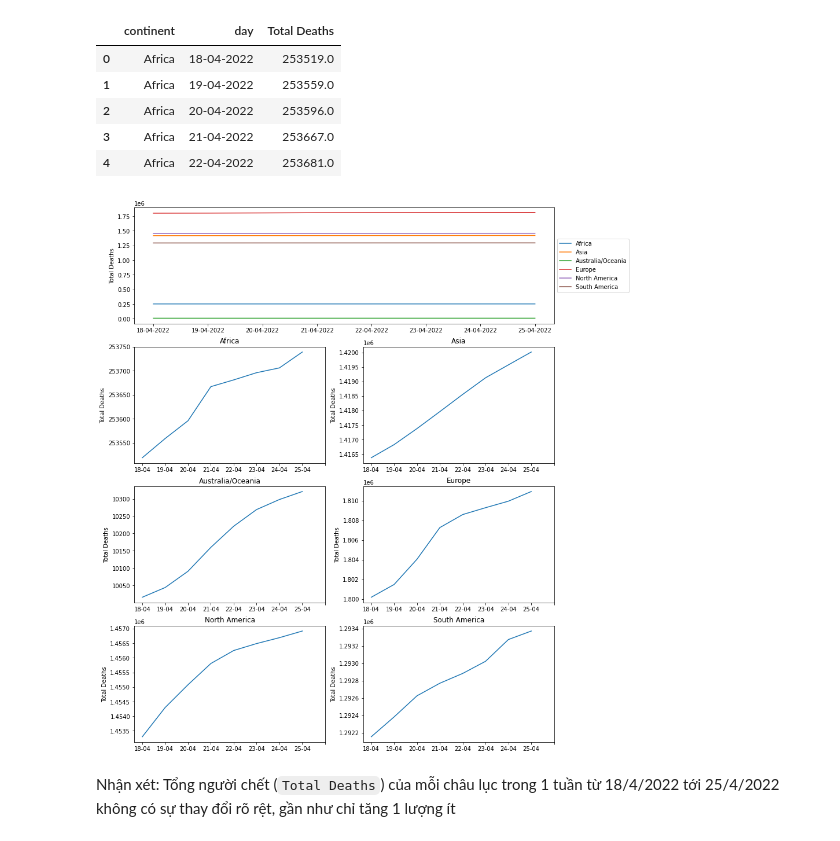
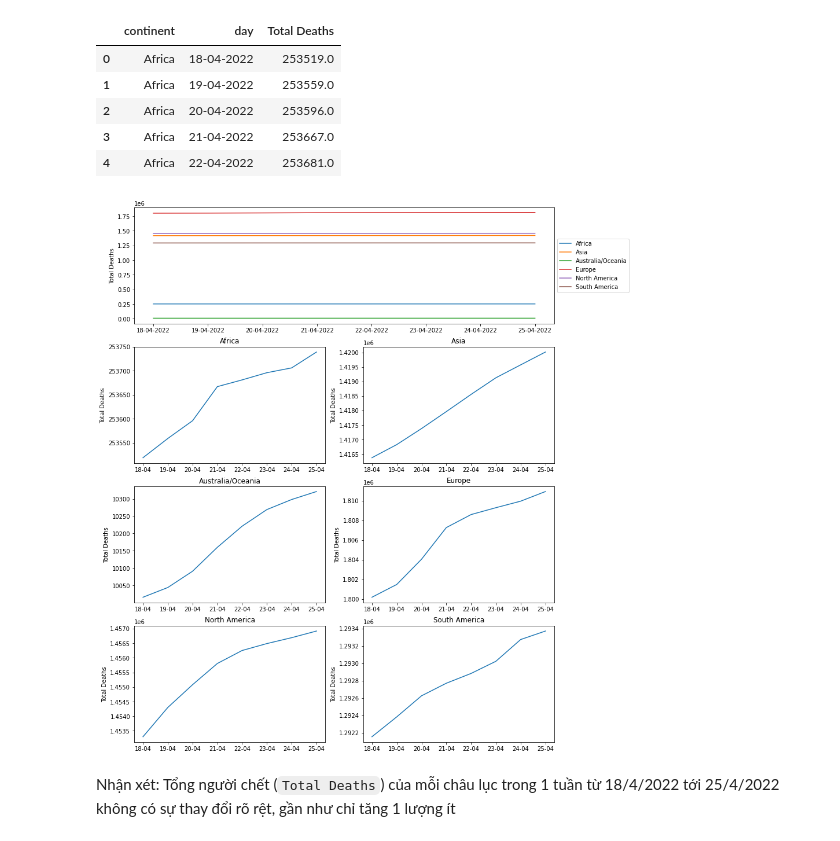
Before and after one commit to LeKiet258/DATA_VIZ_LAB01, a Jupyter notebook: Relationship.ipynb, the cells around one changed output. Saved outputs shown, nothing was run; the diff lists cells and outputs as text; code cells hidden in the pictures.

```diff
--- a/Relationship.ipynb
+++ b/Relationship.ipynb
@@ -23,7 +17,7 @@ data_df.head()
 | 3 | Brazil | 30261088.0 | 8470.0 | 662076.0 | 65.0 | 29262483.0 | 35432.0 | ... |
 | 4 | France | 27790834.0 | 19810.0 | 144205.0 | 48.0 | 25132351.0 | 217445.0 | ... |
 # %%
-week_df = pd.read_csv(f'{cwd}/Worldometer-data-preprocessed/data_1_week.csv')
+week_df = pd.read_csv(f'Worldometer-data-preprocessed/data_1_week.csv')
 week_df.head()
 # %% [output]
 |  | Country | Total Cases | New Cases | Total Deaths | New Deaths | Total Recovered | New Recovered | ... |
@@ -62,23 +56,25 @@ df.head()
 # %%
 plt.figure(figsize=(13, 17))
 
 ax = plt.subplot(4,2,(1,2))
 sns.lineplot(data=df, x='day', y='Total Deaths', hue='continent', ax=ax);
 ax.legend(loc='center left', bbox_to_anchor=(1, 0.5));
 ax.set_xlabel('')
 
 for i, continent in enumerate(df['continent'].unique(), 3):
   continent_df = df.loc[df['continent'] == continent, 'Total Deaths']
   ax = plt.subplot(4,2,i)
 
   continent_df = df.loc[df['continent'] == continent, ['day', 'Total Deaths']].set_index('day')
   continent_df.plot.line(ax=ax, legend=None, title=continent, ylabel='Total Deaths', xlabel='')
   # rút gọn xtick từ dd-mm-yyy về dd-mm
   xticks = ax.get_xticks() # [-1, 0, 1,...]
   trunc_labels = [d[0:5] for d in continent_df.index]
-  plt.xticks(xticks[1:], trunc_labels);
+  # thay đổi xticks labels
+  ax.set_xticks(xticks[1:-1])
+  ax.set_xticklabels(trunc_labels)
 # %% [output]
-[figure, old version]
+[figure, new version]
 # %% [markdown]
 Nhận xét: Tổng người chết (`Total Deaths`) của mỗi châu lục trong 1 tuần từ 18/4/2022 tới 25/4/2022 không có sự thay đổi rõ rệt, gần như chỉ tăng 1 lượng ít
 # %% [markdown]
```
Also changed, not shown: parts of 36 cells of this notebook, 4 other files.
